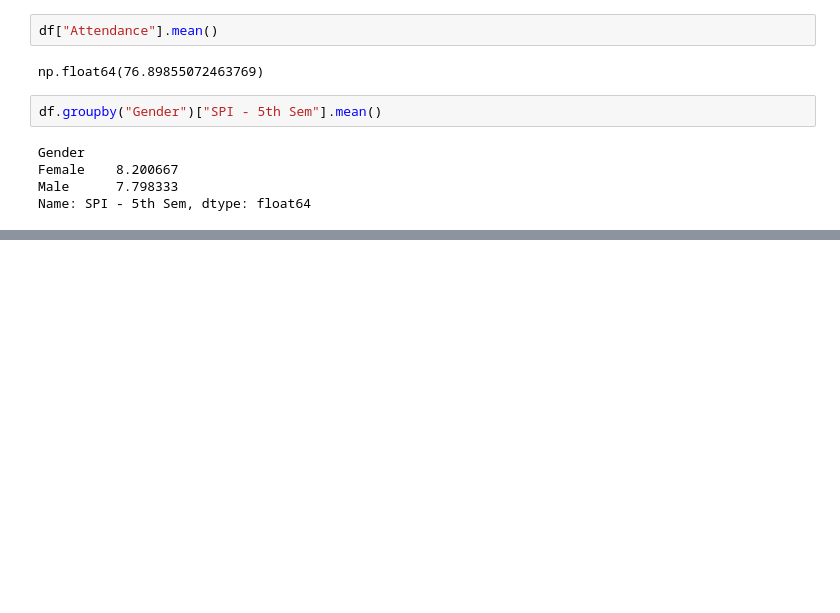
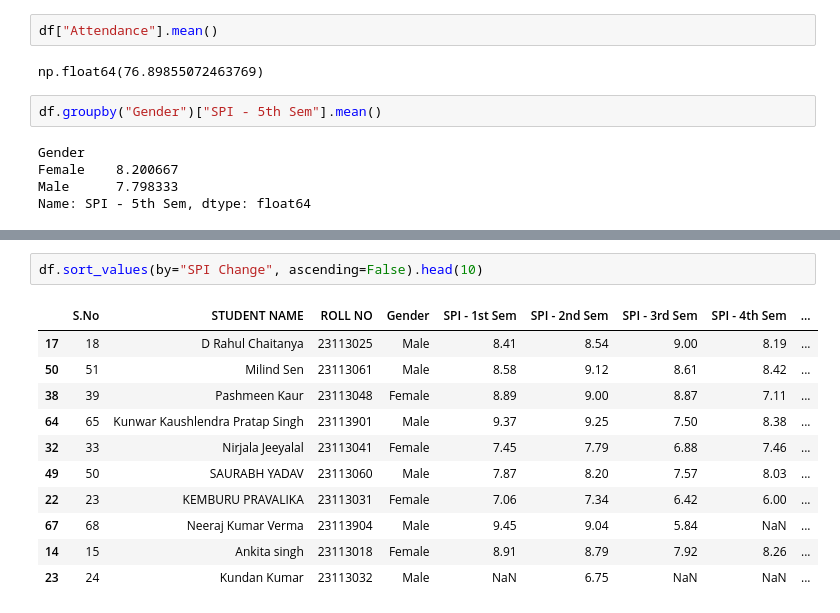
Before and after one commit to niya005/Class-Result-Analysis, a Jupyter notebook: class_result_analysis.ipynb, the cells around one changed output, grey strips where cells are left out. Cells and saved outputs as stored; diff of their text form; blank space fills up the shorter version.

```diff
--- a/class_result_analysis.ipynb
+++ b/class_result_analysis.ipynb
@@ -124,0 +159,14 @@ Name: SPI - 5th Sem, dtype: float64
+# %%
+df.sort_values(by="SPI Change", ascending=False).head(10)
+# %% [output]
+|  | S.No | STUDENT NAME | ROLL NO | Gender | SPI - 1st Sem | SPI - 2nd Sem | SPI - 3rd Sem | SPI - 4th Sem | ... |
+| 17 | 18 | D Rahul Chaitanya | 23113025 | Male | 8.41 | 8.54 | 9.00 | 8.19 | ... |
+| 50 | 51 | Milind Sen | 23113061 | Male | 8.58 | 9.12 | 8.61 | 8.42 | ... |
+| 38 | 39 | Pashmeen Kaur | 23113048 | Female | 8.89 | 9.00 | 8.87 | 7.11 | ... |
+| 64 | 65 | Kunwar Kaushlendra Pratap Singh | 23113901 | Male | 9.37 | 9.25 | 7.50 | 8.38 | ... |
+| 32 | 33 | Nirjala Jeeyalal | 23113041 | Female | 7.45 | 7.79 | 6.88 | 7.46 | ... |
+| 49 | 50 | SAURABH YADAV | 23113060 | Male | 7.87 | 8.20 | 7.57 | 8.03 | ... |
+| 22 | 23 | KEMBURU PRAVALIKA | 23113031 | Female | 7.06 | 7.34 | 6.42 | 6.00 | ... |
+| 67 | 68 | Neeraj Kumar Verma | 23113904 | Male | 9.45 | 9.04 | 5.84 | NaN | ... |
+| 14 | 15 | Ankita singh | 23113018 | Female | 8.91 | 8.79 | 7.92 | 8.26 | ... |
+| 23 | 24 | Kundan Kumar | 23113032 | Male | NaN | 6.75 | NaN | NaN | ... |
```
Also changed, not shown: parts of 8 cells of this notebook.
